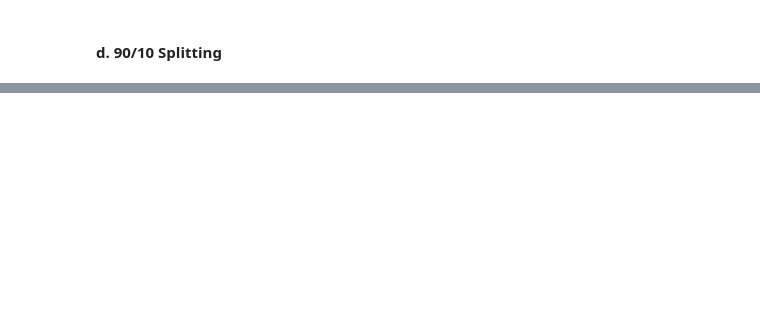
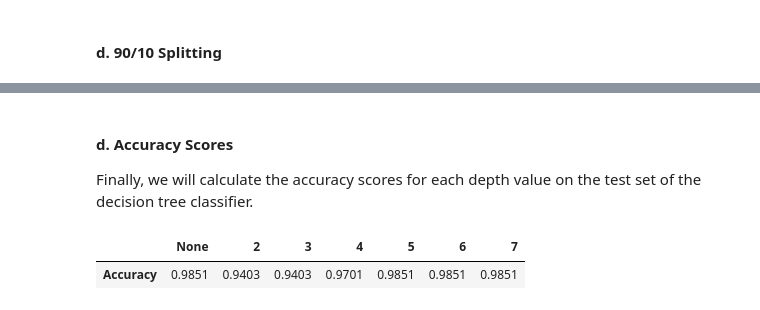
Before and after one commit to baobean/CSC14003-DecisionTree, a Jupyter notebook: palmer_penguin.ipynb, the cells around one changed output, grey strips where cells are left out. Saved outputs shown, nothing was run; the diff lists cells and outputs as text; code cells hidden in the pictures; blank space fills up the shorter version.

Commit message:
updated max depth

```diff
--- a/palmer_penguin.ipynb
+++ b/palmer_penguin.ipynb
@@ -304,0 +307,4 @@ weighted avg       0.97      0.97      0.97        34
+# %%
+max_depth_values = [None, 2, 3, 4, 5, 6, 7]
+
+(feature_train, feature_test, label_train, label_test) = datasets['80/20']
@@ -304,0 +314,10 @@ weighted avg       0.97      0.97      0.97        34
+# %%
+models = {}
+
+for max_depth in max_depth_values:
+    depth_label = f"Depth={max_depth if max_depth is not None else 'None'}"
+
+    model = tree.DecisionTreeClassifier(criterion='entropy', max_depth=max_depth, random_state=42)
+    model.fit(feature_train, label_train)
+
+    models[depth_label] = model
@@ -304,0 +327,9 @@ weighted avg       0.97      0.97      0.97        34
+# %%
+graphs = {}
+
+for max_depth, model in models.items():
+    dot_data = tree.export_graphviz(model, out_file=None,
+                                    filled=True, rounded=True)
+    graph = graphviz.Source(dot_data)
+
+    graphs[max_depth] = graph
@@ -304,0 +427,28 @@ weighted avg       0.97      0.97      0.97        34
+# %% [markdown]
+#### d. Accuracy Scores
+
+Finally, we will calculate the accuracy scores for each depth value on the test set of the decision tree classifier.
+# %%
+accuracy_scores = {}
+
+for max_depth, model in models.items():
+    label_pred = model.predict(feature_test)
+    accuracy = accuracy_score(label_test, label_pred)
+    accuracy_scores[max_depth] = accuracy
+
+flat_scores = {
+    k.replace("Depth=", "").replace("None", "None"): v
+    for k, v in accuracy_scores.items()
+}
+
+flat_scores = dict(sorted(
+    flat_scores.items(),
+    key=lambda x: 1 if x[0] == "None" else int(x[0])
+))
+
+accuracy_table = pd.DataFrame([flat_scores], index=["Accuracy"]).round(4)
+
+accuracy_table
+# %% [output]
+|  | None | 2 | 3 | 4 | 5 | 6 | 7 |
+| Accuracy | 0.9851 | 0.9403 | 0.9403 | 0.9701 | 0.9851 | 0.9851 | 0.9851 |
```
Also changed, not shown: parts of 31 cells of this notebook.
